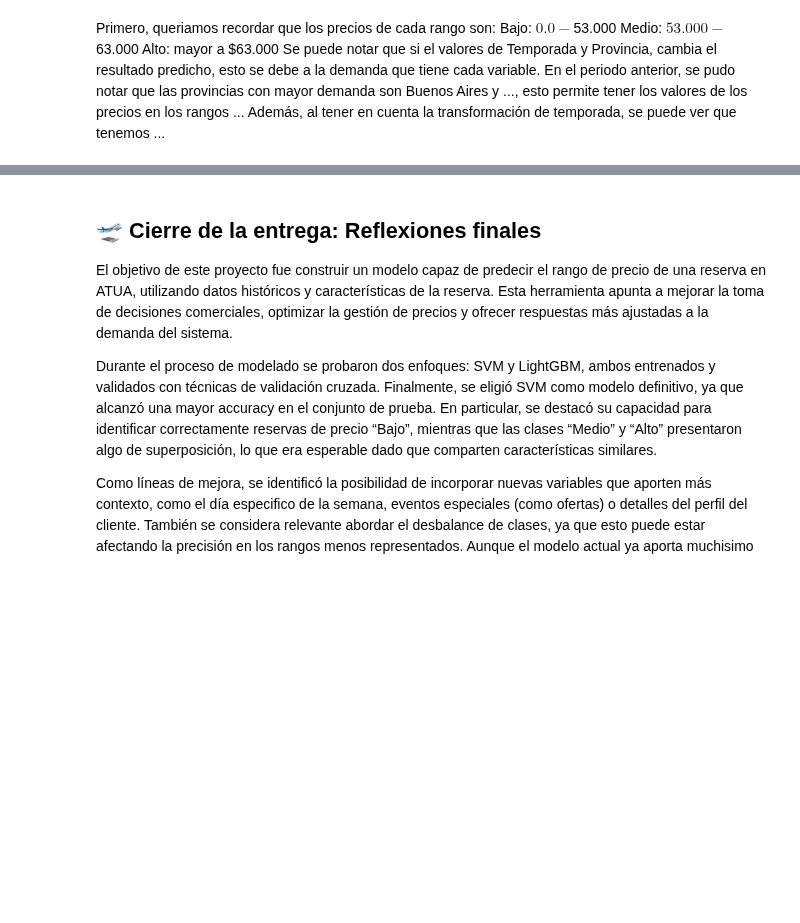
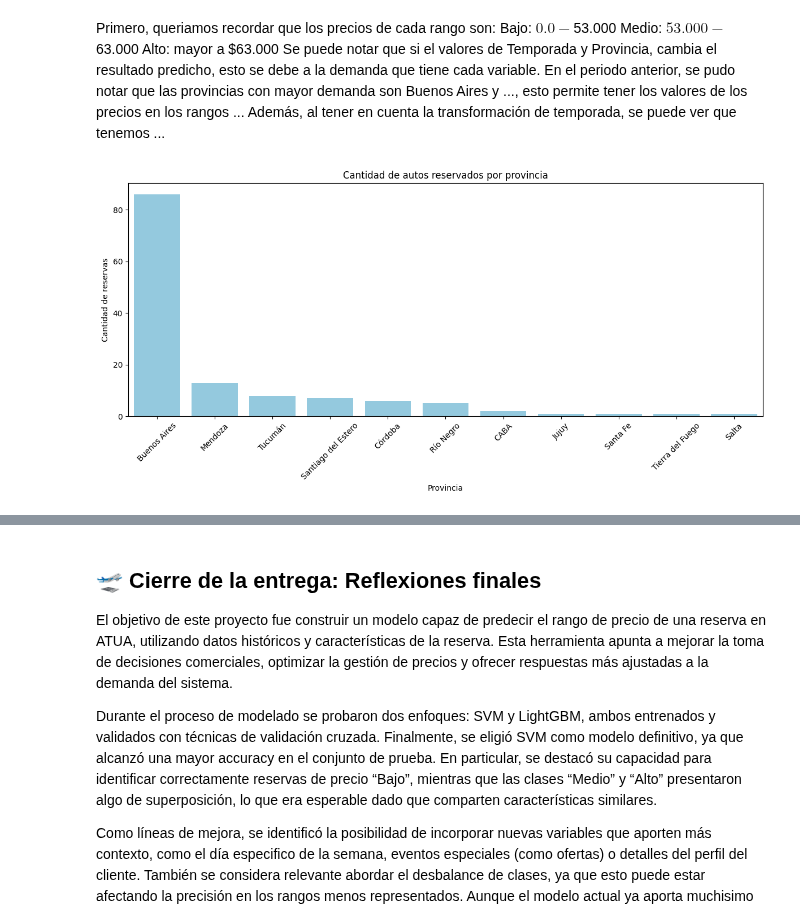
Before and after one commit to dlimachi/TP-ATUA, a Jupyter notebook: TP-Entregable3.ipynb, the cells around one changed output, grey strips where cells are left out. Cells and saved outputs as stored; diff of their text form; code cells hidden in the pictures; blank space fills up the shorter version.

Commit message:
added diagrams

```diff
--- a/TP-Entregable3.ipynb
+++ b/TP-Entregable3.ipynb
@@ -371,3 +371,19 @@ Alto: mayor a $63.000
 Se puede notar que si el valores de Temporada y Provincia, cambia el resultado predicho, esto se debe a la demanda que tiene cada variable.
 En el periodo anterior, se pudo notar que las provincias con mayor demanda son Buenos Aires y ..., esto permite tener los valores de los precios en los rangos ...
 Además, al tener en cuenta la transformación de temporada, se puede ver que tenemos ...
+# %%
+# --- GRAFICO DE RESERVAS POR PROVINCIA ---
+df_filtered = df[~df['Provincia'].isna()]
+
+conteo_provincias = df_filtered['Provincia'].value_counts().sort_values(ascending=False)
+
+plt.figure(figsize=(12, 6))
+sns.barplot(x=conteo_provincias.index, y=conteo_provincias.values, color='skyblue')
+plt.xticks(rotation=45)
+plt.title("Cantidad de autos reservados por provincia")
+plt.xlabel("Provincia")
+plt.ylabel("Cantidad de reservas")
+plt.tight_layout()
+plt.show()
+# %% [output]
+[figure, added]
```
Also changed, not shown: parts of 1 cell of this notebook.
